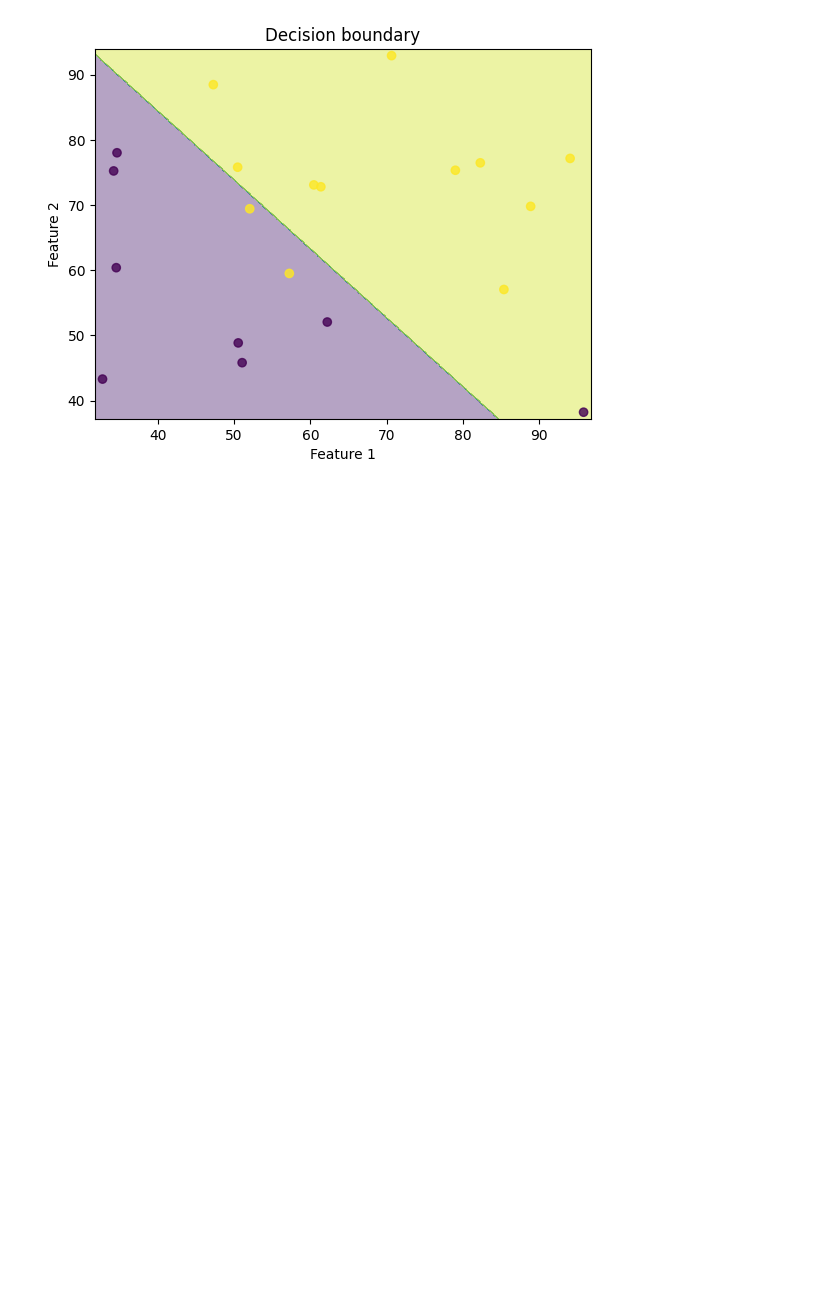
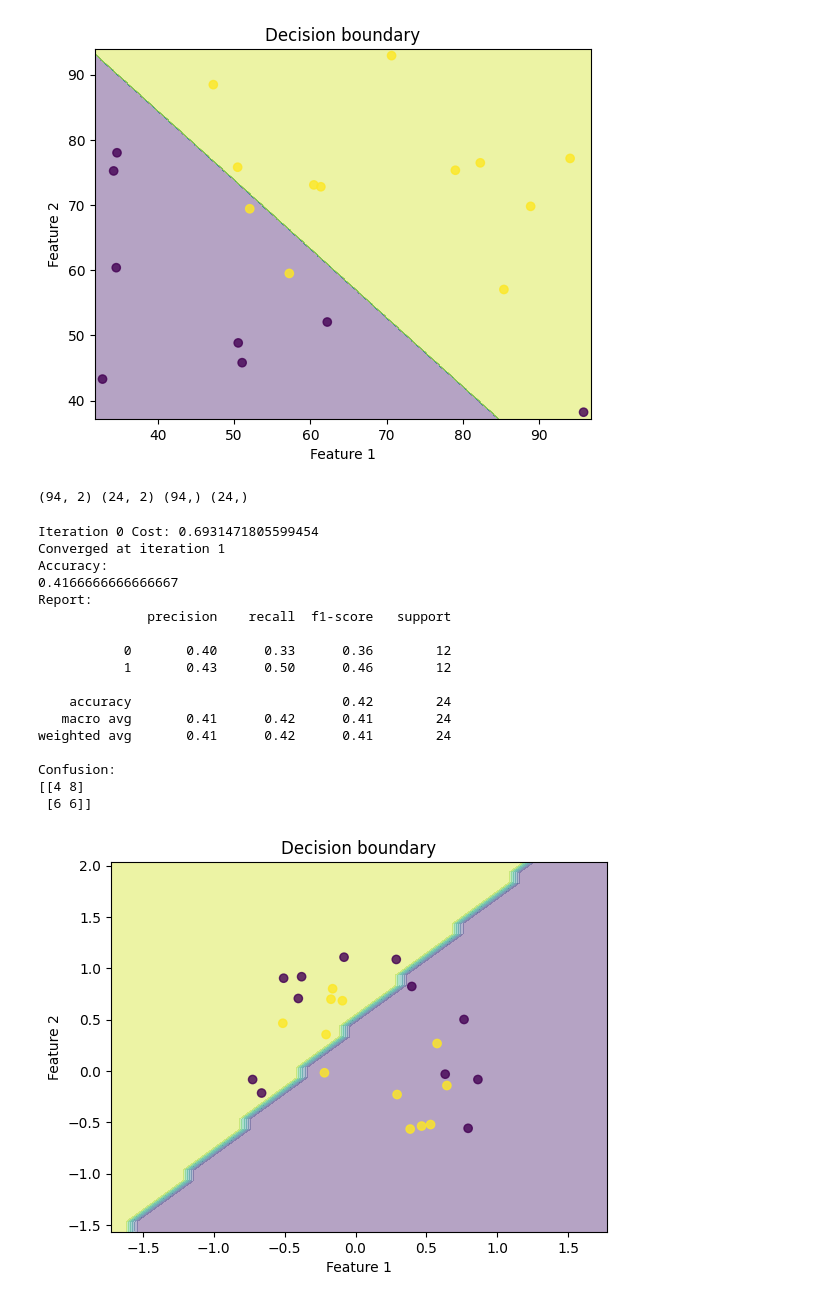
Before and after one commit to Kovalchukkk/ML-Introduction-HW2-Logistic-Regression, a Jupyter notebook: Multivariate LR-Stubs.ipynb, the cells around one changed output. Drawn from its saved outputs; the diff is of its cells as text; code cells hidden in the pictures; blank space fills up the shorter version.

Commit message:
check logistic regression class on tests.csv

```diff
--- a/Multivariate LR-Stubs.ipynb
+++ b/Multivariate LR-Stubs.ipynb
@@ -366,3 +367,42 @@ Confusion:
 [[ 7  1]
  [ 1 11]]
 [figure]
+# %%
+data_columns = ["test1", "test2"]
+target_column = "passed"
+X, y = load_dataset('tests.csv', data_columns, target_column)
+
+X_train, X_test, y_train, y_test = train_test_split(X, y, test_size=0.2, random_state=42)
+print(X_train.shape, X_test.shape, y_train.shape, y_test.shape)
+# %% [output]
+(94, 2) (24, 2) (94,) (24,)
+# %%
+lr = LogisticRegression(standardize=True, learning_rate=0.01, max_iter=1000, tol=1e-4, verbose=True)
+lr.fit(X_train, y_train)
+y_test_pred = lr.predict(X_test)
+
+accuracy, report, confusion = evaluate_classification(y_test, y_test_pred)
+print(f"Accuracy: \n{accuracy}")
+print(f"Report: \n{report}")
+print(f"Confusion: \n{confusion}")
+plot_decision_boundary(lr, X_test, y_test)
+plt.show()
+# %% [output]
+Iteration 0 Cost: 0.6931471805599454
+Converged at iteration 1
+Accuracy:
+0.4166666666666667
+Report:
+              precision    recall  f1-score   support
+
+           0       0.40      0.33      0.36        12
+           1       0.43      0.50      0.46        12
+
+    accuracy                           0.42        24
+   macro avg       0.41      0.42      0.41        24
+weighted avg       0.41      0.42      0.41        24
+
+Confusion:
+[[4 8]
+ [6 6]]
+[figure, added]
```
Also changed, not shown: parts of 3 cells of this notebook.
